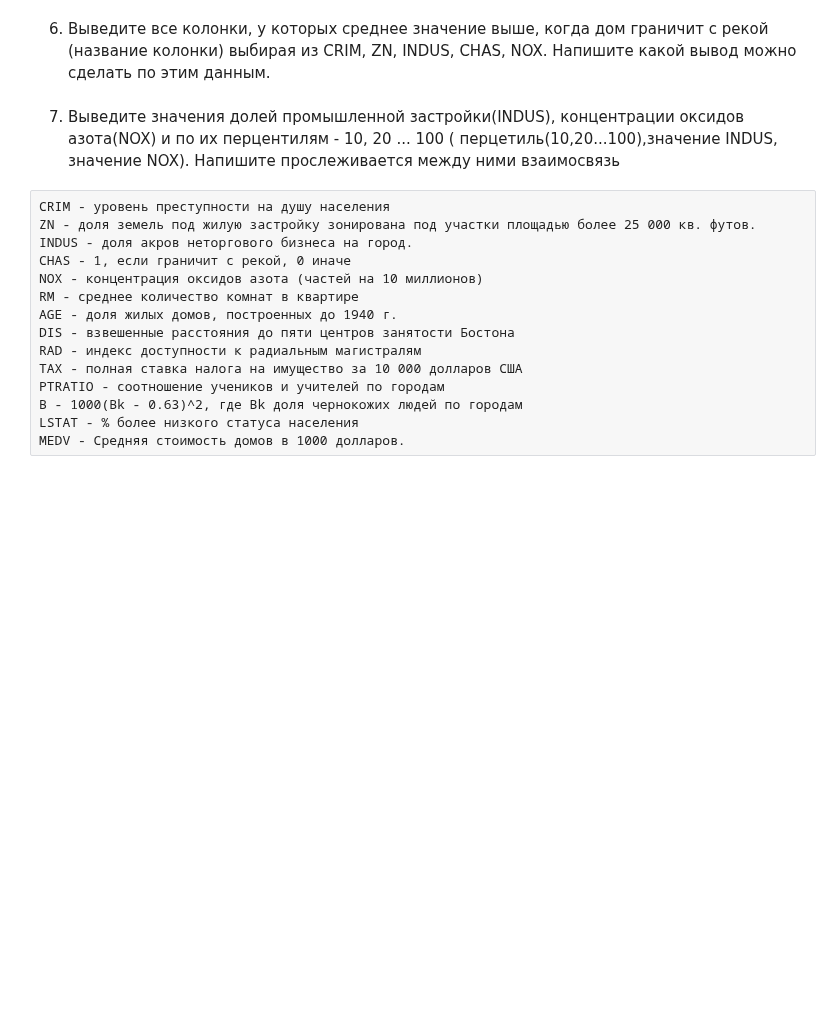
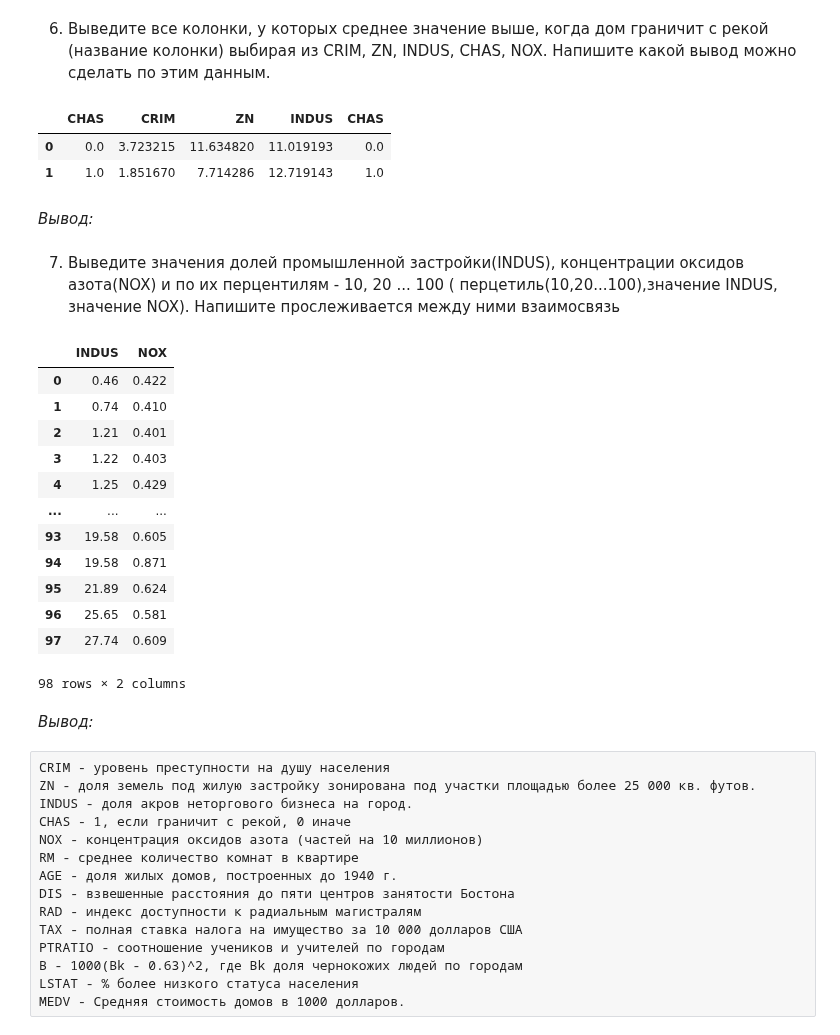
Before and after one commit to Vladislav-7-AV/teach-scool-ds, a Jupyter notebook: Hometask-M3/SQL2/sql_2_HW_Alekseev_Vladislav_Viktorovich.ipynb, the cells around one changed output. Cells and saved outputs as stored; diff of their text form; code cells hidden in the pictures; blank space fills up the shorter version.

```diff
--- a/Hometask-M3/SQL2/sql_2_HW_Alekseev_Vladislav_Viktorovich.ipynb
+++ b/Hometask-M3/SQL2/sql_2_HW_Alekseev_Vladislav_Viktorovich.ipynb
@@ -241,14 +269,57 @@ pd.read_sql(
+# %%
+
+pd.read_sql(
+    '''--sql
+    WITH avg AS
+    (SELECT
+    CHAS,
+    avg(CRIM) AS CRIM,
+    avg(ZN) AS ZN,
+    avg(INDUS) AS INDUS,
+    avg(CHAS) AS CHAS
+    FROM boston
+    group by CHAS)
+    select
+    case when then
+    from avg
+
+    ''',
+    con,
+)
+# %% [output]
+|  | CHAS | CRIM | ZN | INDUS | CHAS |
+| 0 | 0.0 | 3.723215 | 11.634820 | 11.019193 | 0.0 |
+| 1 | 1.0 | 1.851670 | 7.714286 | 12.719143 | 1.0 |
+# %% [markdown]
+<i>Вывод: </i>
 # %% [markdown]
 7. Выведите значения долей промышленной застройки(INDUS), концентрации оксидов азота(NOX) и по их перцентилям - 10, 20 ... 100 ( перцетиль(10,20...100),значение INDUS, значение NOX). Напишите прослеживается между ними взаимосвязь
 # %%
 
 pd.read_sql(
     '''--sql
-    SELECT * FROM boston
-    limit 5
+    SELECT INDUS, NOX
+    FROM boston
+    group by INDUS, NOX
     ''',
     con,
 )
+# %% [output]
+|  | INDUS | NOX |
+| 0 | 0.46 | 0.422 |
+| 1 | 0.74 | 0.410 |
+| 2 | 1.21 | 0.401 |
+| 3 | 1.22 | 0.403 |
+| 4 | 1.25 | 0.429 |
+| ... | ... | ... |
+| 93 | 19.58 | 0.605 |
+| 94 | 19.58 | 0.871 |
+| 95 | 21.89 | 0.624 |
+| 96 | 25.65 | 0.581 |
+| 97 | 27.74 | 0.609 |
+98 rows × 2 columns
+# %% [markdown]
+<i>Вывод: </i>
 # %% [raw]
 CRIM - уровень преступности на душу населения
 ZN - доля земель под жилую застройку зонирована под участки площадью более 25 000 кв. футов.
```
Also changed, not shown: parts of 5 cells of this notebook.
